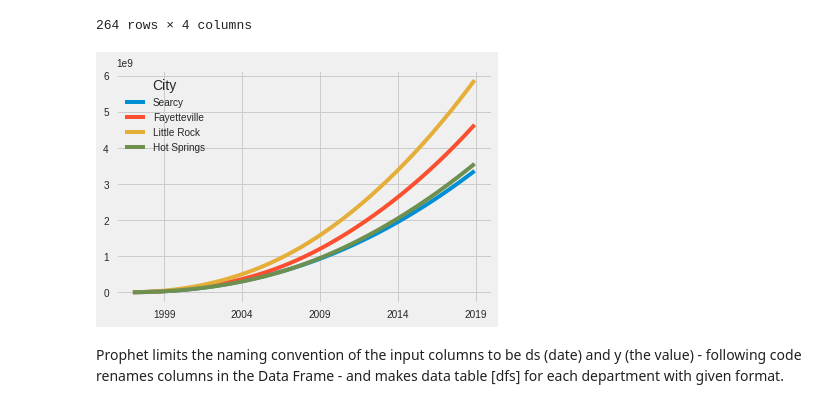
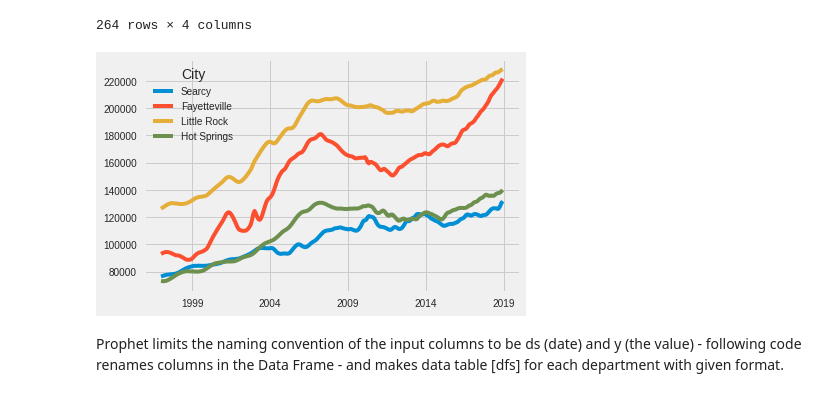
Before and after one commit to jaymahapatra/IST-718-Lab-6, a Jupyter notebook: Lab 6.ipynb, the cells around one changed output. Drawn from its saved outputs; the diff is of its cells as text; code cells hidden in the pictures.

```diff
--- a/Lab 6.ipynb
+++ b/Lab 6.ipynb
@@ -163,10 +156,10 @@ ark2
 # %%
 #plot sales of 5 Ark cities
 #ark2 = ark2.cumsum()
-#ark2.plot()
-#plt.show()
+ark2.plot()
+plt.show()
 # %% [output]
-[figure, old version]
+[figure, new version]
 # %% [markdown]
 Prophet limits the naming convention of the input columns to be ds (date) and y (the value) - following code renames columns in the Data Frame - and makes data table [dfs] for each department with given format.
 # %%
```
Also changed, not shown: parts of 2 cells of this notebook.
